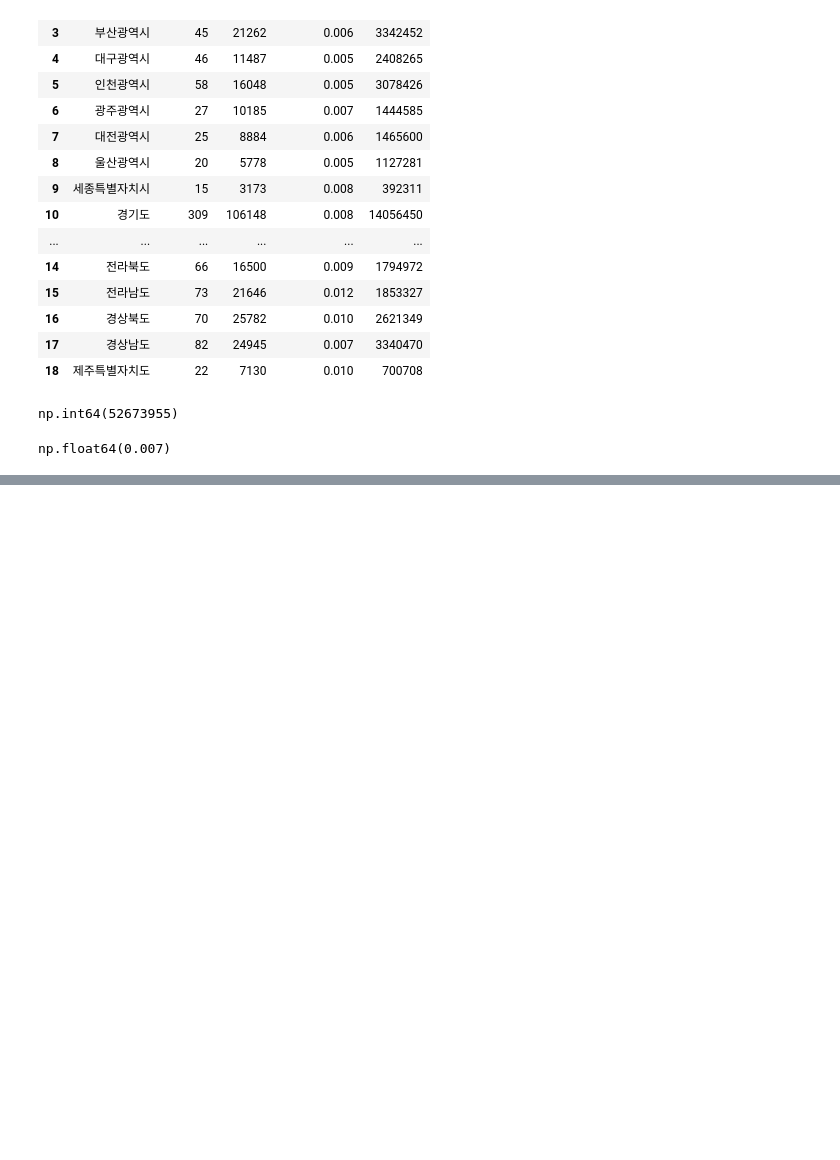
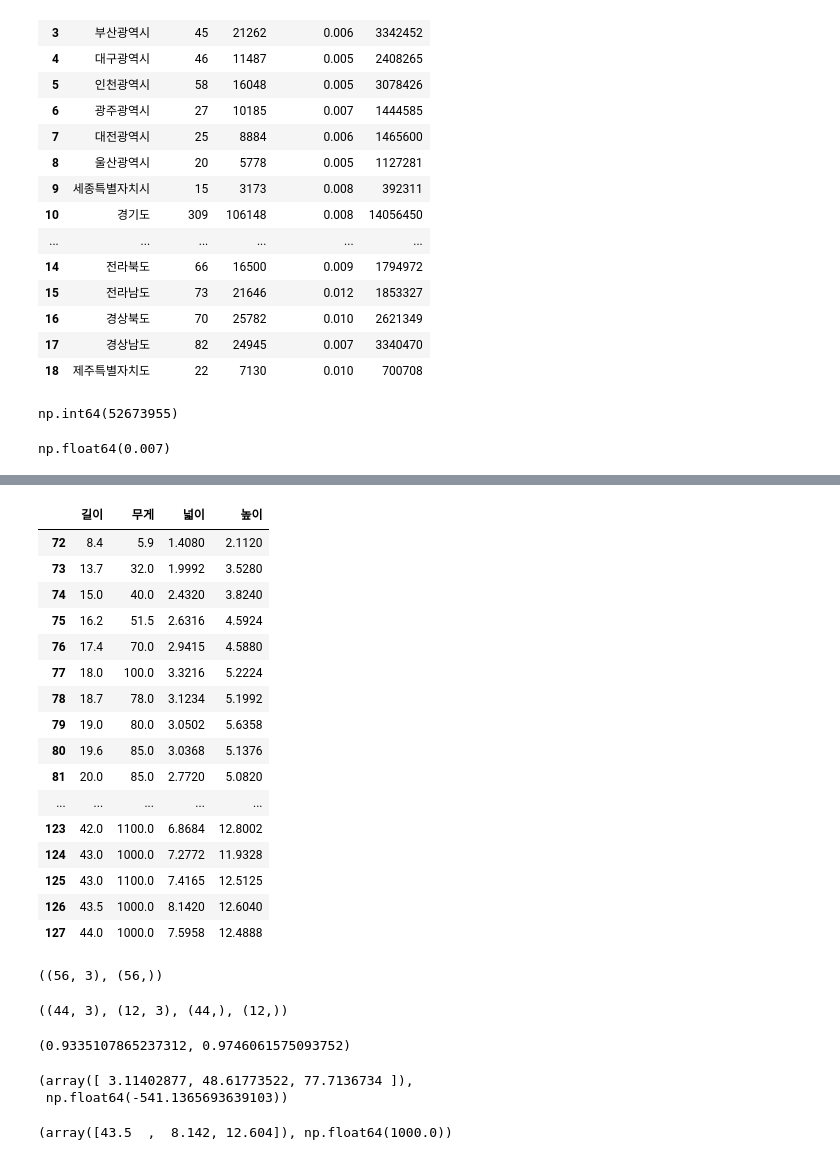
Before and after one commit to dx83/python_260513, a Jupyter notebook: 물고기.ipynb, the cells around one changed output, grey strips where cells are left out. Drawn from its saved outputs; the diff is of its cells as text; code cells hidden in the pictures; blank space fills up the shorter version.

```diff
--- a/물고기.ipynb
+++ b/물고기.ipynb
@@ -109,0 +375,55 @@ df.to_pickle('./pkl/library.pkl')
+# %%
+c1 = (df['종류'] == '농어')
+
+df2 = df.loc[c1, ['길이','무게','넓이','높이']]
+df2
+# %% [output]
+|  | 길이 | 무게 | 넓이 | 높이 |
+| 72 | 8.4 | 5.9 | 1.4080 | 2.1120 |
+| 73 | 13.7 | 32.0 | 1.9992 | 3.5280 |
+| 74 | 15.0 | 40.0 | 2.4320 | 3.8240 |
+| 75 | 16.2 | 51.5 | 2.6316 | 4.5924 |
+| 76 | 17.4 | 70.0 | 2.9415 | 4.5880 |
+| 77 | 18.0 | 100.0 | 3.3216 | 5.2224 |
+| 78 | 18.7 | 78.0 | 3.1234 | 5.1992 |
+| 79 | 19.0 | 80.0 | 3.0502 | 5.6358 |
+| 80 | 19.6 | 85.0 | 3.0368 | 5.1376 |
+| 81 | 20.0 | 85.0 | 2.7720 | 5.0820 |
+| ... | ... | ... | ... | ... |
+| 123 | 42.0 | 1100.0 | 6.8684 | 12.8002 |
+| 124 | 43.0 | 1000.0 | 7.2772 | 11.9328 |
+| 125 | 43.0 | 1100.0 | 7.4165 | 12.5125 |
+| 126 | 43.5 | 1000.0 | 8.1420 | 12.6040 |
+| 127 | 44.0 | 1000.0 | 7.5958 | 12.4888 |
+# %%
+x = df2[['길이','넓이','높이']].values
+y = df2['무게'].values
+
+x.shape, y.shape
+# %% [output]
+((56, 3), (56,))
+# %%
+# 데이터 분할, 학습용 80%, 검증용 20%
+from sklearn.model_selection import train_test_split
+
+x_train, x_test, y_train, y_test = train_test_split(x, y, test_size=0.2)
+x_train.shape, x_test.shape, y_train.shape, y_test.shape
+# %% [output]
+((44, 3), (12, 3), (44,), (12,))
+# %%
+from sklearn.linear_model import LinearRegression
+lr = LinearRegression()
+lr.fit(x_train, y_train)
+lr.score(x_train, y_train), lr.score(x_test, y_test)
+# %% [output]
+(0.9335107865237312, 0.9746061575093752)
+# %%
+lr.coef_, lr.intercept_
+# %% [output]
+(array([ 3.11402877, 48.61773522, 77.7136734 ]),
+ np.float64(-541.1365693639103))
+# %%
+# y = a1 * 가중치1 + a2 * 가중치2 + a2 * 가중치3 + 기울기
+x_test[0], y_test[0]
+# %% [output]
+(array([43.5  ,  8.142, 12.604]), np.float64(1000.0))
```
Also changed, not shown: parts of 37 cells of this notebook, 5 other files.
